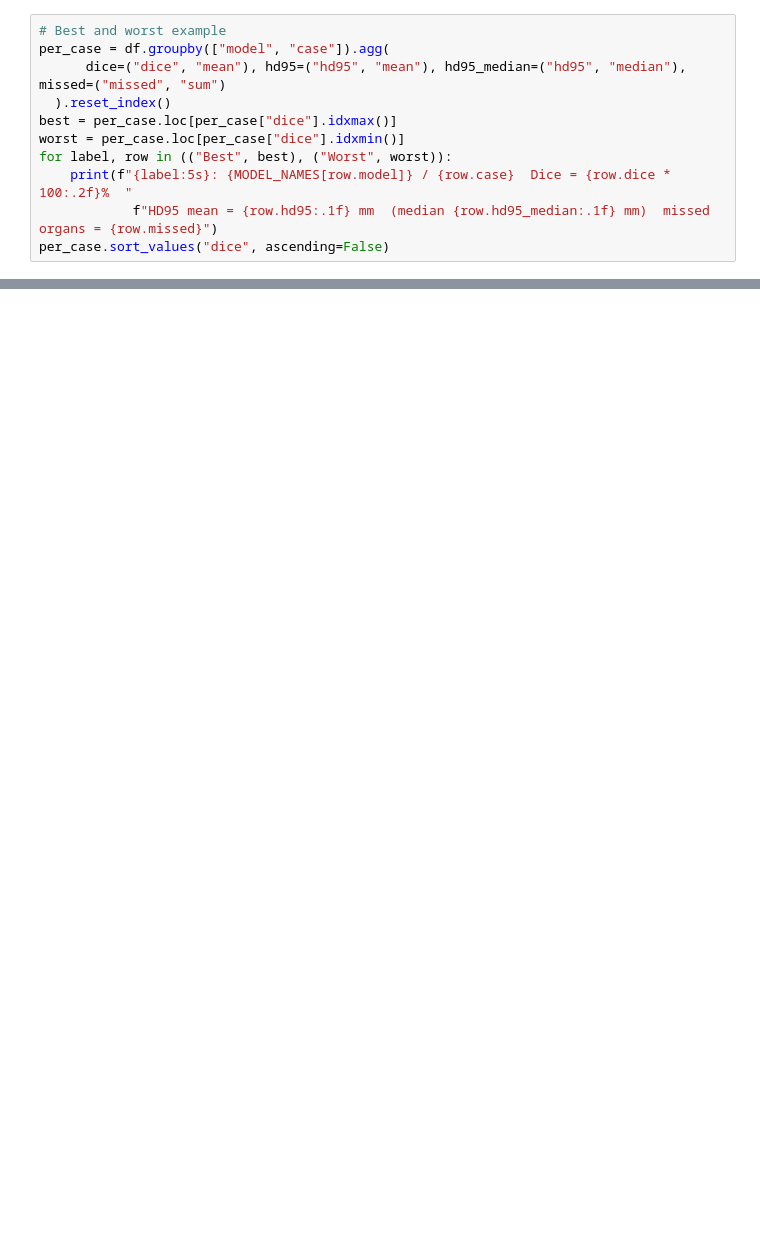
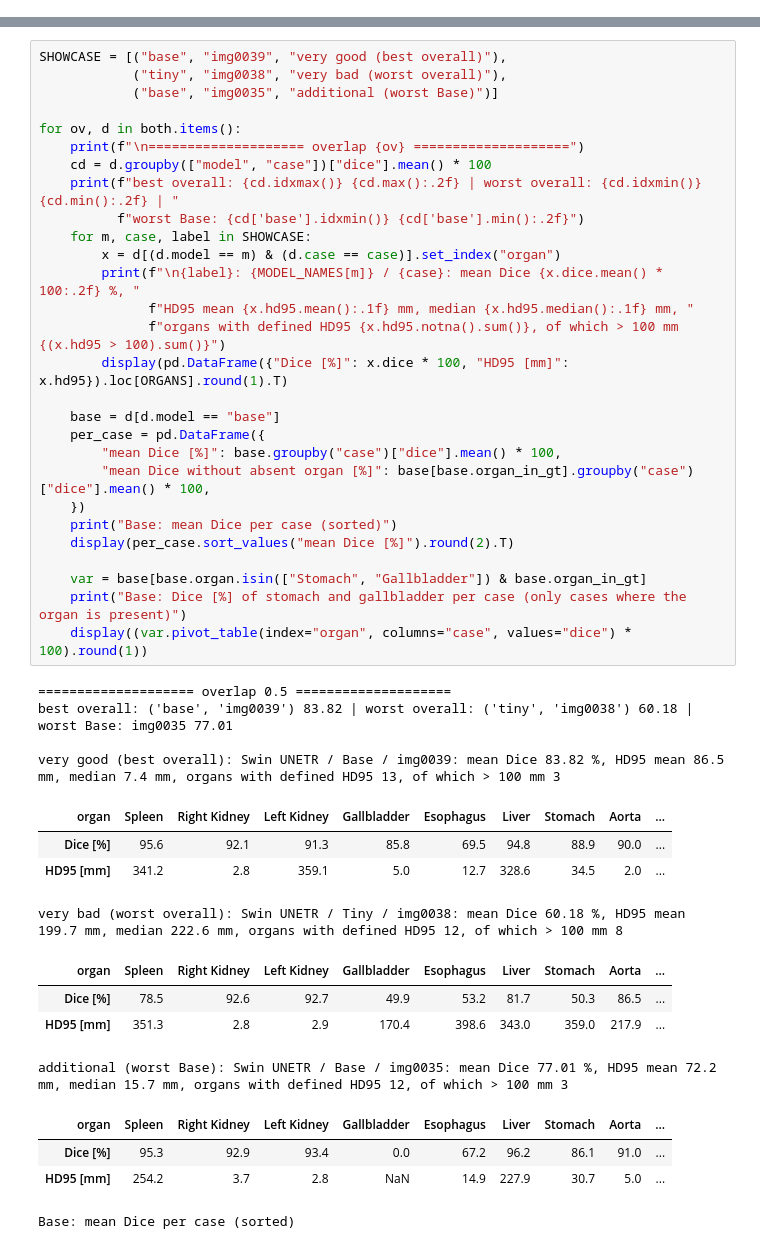
Before and after one commit to Paula-Gal/FoundationsAIMB_Mini-Project_Segmentation-Public, a Jupyter notebook: notebooks/03_quantitative_eval.ipynb, the cells around one changed output, grey strips where cells are left out. Drawn from its saved outputs; the diff is of its cells as text; blank space fills up the shorter version.

```diff
--- a/notebooks/03_quantitative_eval.ipynb
+++ b/notebooks/03_quantitative_eval.ipynb
@@ -207,11 +0,0 @@ plt.show()
-# %%
-# Best and worst example
-per_case = df.groupby(["model", "case"]).agg(
-      dice=("dice", "mean"), hd95=("hd95", "mean"), hd95_median=("hd95", "median"), missed=("missed", "sum")
-  ).reset_index()
-best = per_case.loc[per_case["dice"].idxmax()]
-worst = per_case.loc[per_case["dice"].idxmin()]
-for label, row in (("Best", best), ("Worst", worst)):
-    print(f"{label:5s}: {MODEL_NAMES[row.model]} / {row.case}  Dice = {row.dice * 100:.2f}%  "
-            f"HD95 mean = {row.hd95:.1f} mm  (median {row.hd95_median:.1f} mm)  missed organs = {row.missed}")
-per_case.sort_values("dice", ascending=False)
@@ -513,0 +378,45 @@ img0035: gallbladder voxels in the reference = 0
+# %%
+SHOWCASE = [("base", "img0039", "very good (best overall)"),
+            ("tiny", "img0038", "very bad (worst overall)"),
+            ("base", "img0035", "additional (worst Base)")]
+
+for ov, d in both.items():
+    print(f"\n==================== overlap {ov} ====================")
+    cd = d.groupby(["model", "case"])["dice"].mean() * 100
+    print(f"best overall: {cd.idxmax()} {cd.max():.2f} | worst overall: {cd.idxmin()} {cd.min():.2f} | "
+          f"worst Base: {cd['base'].idxmin()} {cd['base'].min():.2f}")
+    for m, case, label in SHOWCASE:
+        x = d[(d.model == m) & (d.case == case)].set_index("organ")
+        print(f"\n{label}: {MODEL_NAMES[m]} / {case}: mean Dice {x.dice.mean() * 100:.2f} %, "
+              f"HD95 mean {x.hd95.mean():.1f} mm, median {x.hd95.median():.1f} mm, "
+              f"organs with defined HD95 {x.hd95.notna().sum()}, of which > 100 mm {(x.hd95 > 100).sum()}")
+        display(pd.DataFrame({"Dice [%]": x.dice * 100, "HD95 [mm]": x.hd95}).loc[ORGANS].round(1).T)
+
+    base = d[d.model == "base"]
+    per_case = pd.DataFrame({
+        "mean Dice [%]": base.groupby("case")["dice"].mean() * 100,
+        "mean Dice without absent organ [%]": base[base.organ_in_gt].groupby("case")["dice"].mean() * 100,
+    })
+    print("Base: mean Dice per case (sorted)")
+    display(per_case.sort_values("mean Dice [%]").round(2).T)
+
+    var = base[base.organ.isin(["Stomach", "Gallbladder"]) & base.organ_in_gt]
+    print("Base: Dice [%] of stomach and gallbladder per case (only cases where the organ is present)")
+    display((var.pivot_table(index="organ", columns="case", values="dice") * 100).round(1))
+# %% [output]
+==================== overlap 0.5 ====================
+best overall: ('base', 'img0039') 83.82 | worst overall: ('tiny', 'img0038') 60.18 | worst Base: img0035 77.01
+
+very good (best overall): Swin UNETR / Base / img0039: mean Dice 83.82 %, HD95 mean 86.5 mm, median 7.4 mm, organs with defined HD95 13, of which > 100 mm 3
+| organ | Spleen | Right Kidney | Left Kidney | Gallbladder | Esophagus | Liver | Stomach | Aorta | ... |
+| Dice [%] | 95.6 | 92.1 | 91.3 | 85.8 | 69.5 | 94.8 | 88.9 | 90.0 | ... |
+| HD95 [mm] | 341.2 | 2.8 | 359.1 | 5.0 | 12.7 | 328.6 | 34.5 | 2.0 | ... |
+very bad (worst overall): Swin UNETR / Tiny / img0038: mean Dice 60.18 %, HD95 mean 199.7 mm, median 222.6 mm, organs with defined HD95 12, of which > 100 mm 8
+| organ | Spleen | Right Kidney | Left Kidney | Gallbladder | Esophagus | Liver | Stomach | Aorta | ... |
+| Dice [%] | 78.5 | 92.6 | 92.7 | 49.9 | 53.2 | 81.7 | 50.3 | 86.5 | ... |
+| HD95 [mm] | 351.3 | 2.8 | 2.9 | 170.4 | 398.6 | 343.0 | 359.0 | 217.9 | ... |
+additional (worst Base): Swin UNETR / Base / img0035: mean Dice 77.01 %, HD95 mean 72.2 mm, median 15.7 mm, organs with defined HD95 12, of which > 100 mm 3
+| organ | Spleen | Right Kidney | Left Kidney | Gallbladder | Esophagus | Liver | Stomach | Aorta | ... |
+| Dice [%] | 95.3 | 92.9 | 93.4 | 0.0 | 67.2 | 96.2 | 86.1 | 91.0 | ... |
+| HD95 [mm] | 254.2 | 3.7 | 2.8 | NaN | 14.9 | 227.9 | 30.7 | 5.0 | ... |
+Base: mean Dice per case (sorted)
```
Also changed, not shown: parts of 42 cells of this notebook, 2 other files.
